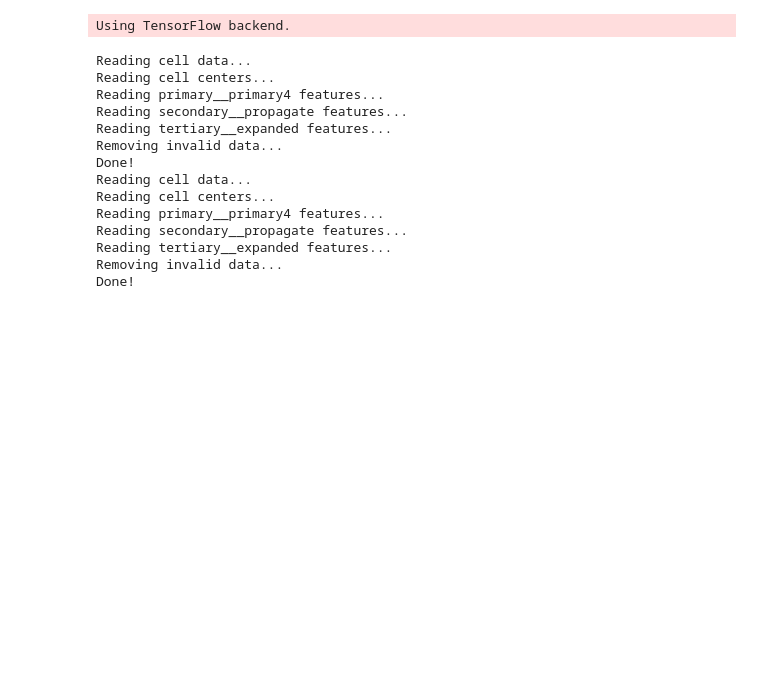
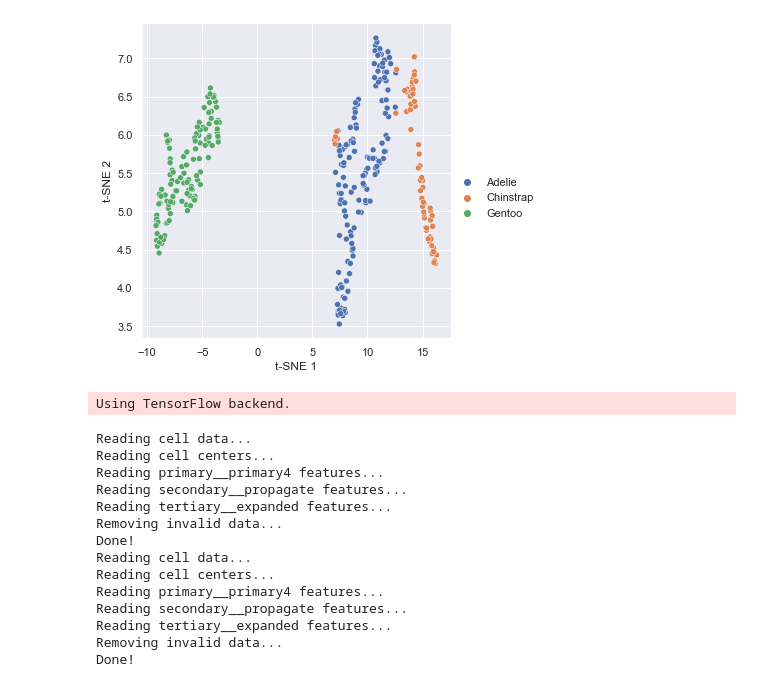
Before and after one commit to hclimente/janus, a Jupyter notebook: siamese_boyd_2019.ipynb, the cells around one changed output. Saved outputs shown, nothing was run; the diff lists cells and outputs as text; code cells hidden in the pictures; blank space fills up the shorter version.

```diff
--- a/siamese_boyd_2019.ipynb
+++ b/siamese_boyd_2019.ipynb
@@ -5,3 +28,8 @@
+# %%
+from viz import umap
+umap(scaled_penguin_data, penguins['species_short'].values)
+# %% [output]
+[figure, added]
 # %%
 import os
 import sys
```
Also changed, not shown: parts of 3 cells of this notebook, 2 other files.
